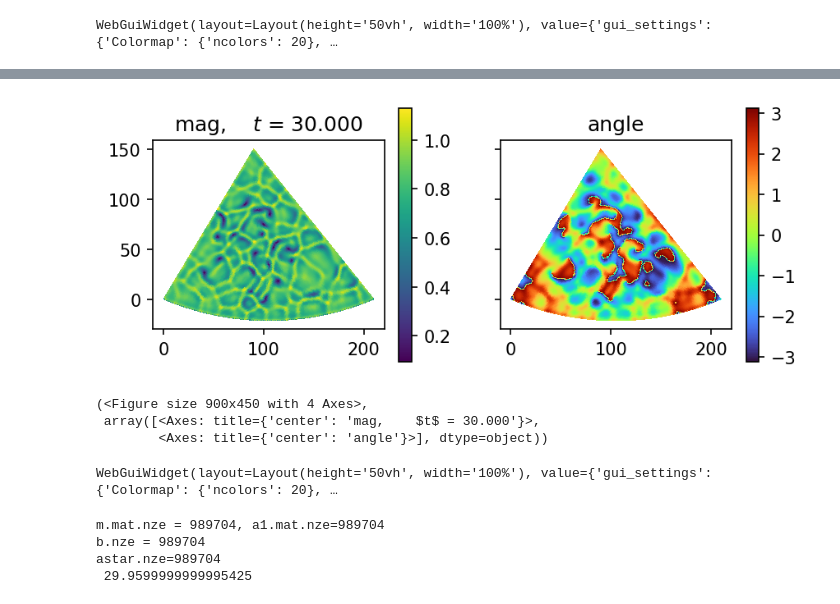
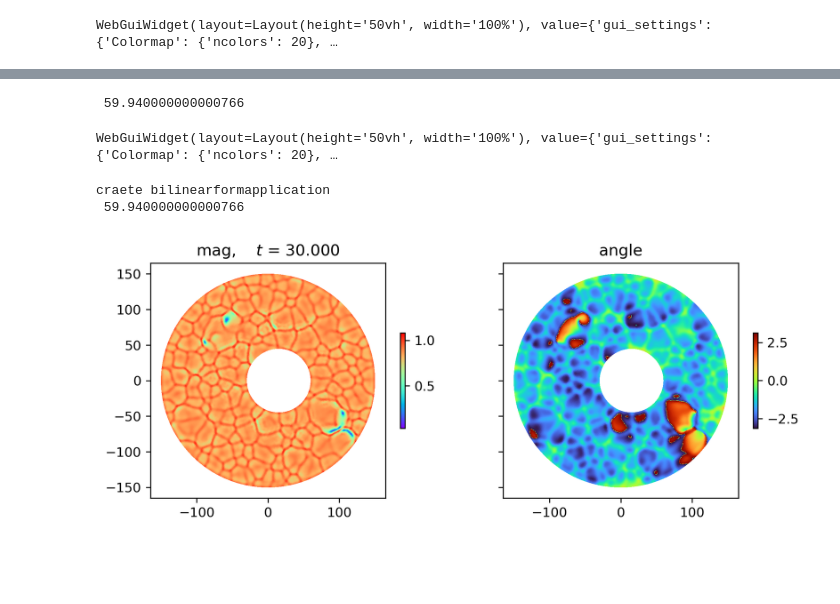
Before and after one commit to aquillen/Pattern_formation_FEM_NGsolve, a Jupyter notebook: complex_ginzburg_landau_v01.ipynb, the cells around one changed output, grey strips where cells are left out. Drawn from its saved outputs; the diff is of its cells as text; code cells hidden in the pictures; blank space fills up the shorter version.

```diff
--- a/complex_ginzburg_landau_v01.ipynb
+++ b/complex_ginzburg_landau_v01.ipynb
@@ -104,0 +135,18 @@ BaseWebGuiScene
+# %%
+geo = netgen.geom2d.CSG2d()
+
+# make a circle with a hole in it!
+circle1 = netgen.geom2d.Circle( center=(0,0), radius=1.0,  bc="outer" )
+circle2 = netgen.geom2d.Circle( center=(0.1,0), radius=0.3,  bc="inner" )
+
+annulus = circle1 - circle2
+fac = 100
+annulus.Scale(150)
+geo.Add(annulus)
+
+# generate the  mesh
+maxh_mesh = 0.03*fac  # max distance between nodes?
+mesh = ngsolve.Mesh(geo.GenerateMesh(maxh=maxh_mesh))  # maxh here sets the scale of elements
+print(f"vertices={mesh.nv}, edges ={mesh.ne}")  # print numbers of vertices and edges!
+
+Draw(mesh) # show the mesh
@@ -328,0 +497,6 @@ astar.nze=989704
+# %%
+# creating a complex element from two real fields
+Q = ngsolve.H1(mesh, order=3)
+fes3 = Q*Q
+#(ux,uy), (vx,vy) = fes.TnT() # trial and test functions!
+#gfu = ngsolve.GridFunction(fes) # to hold the solution
@@ -329,3 +509,24 @@ astar.nze=989704
+# %%
+alpha = 2.; b_3 = 1.3 # choose a nice pattern
+dt = 0.06
+invastar, a_lap, b_op, minv  = mk_ops(fes3,alpha,dt)  # construct operators
+gfut_CN = TimeStepping_MCN(fes3,gfu,scene,invastar, a_lap,minv,b_3, dt, t0=0,tend=60,gfun_op = False,nsamples=120)
+# %% [output]
+ 59.940000000000766
+# %%
+gfu = ngsolve.GridFunction(fes3) # remake the field to hold the solution
+gen_init(gfu,mesh,60,1e-1,maxh_mesh)  # generate initial conditions nseeds and random components
+scene=Draw(norm_gfu(gfu),mesh, settings = {  "Colormap" : { "ncolors" : 20 } , "Objects" : {"Wireframe" : False}})
+# %% [output]
+WebGuiWidget(layout=Layout(height='50vh', width='100%'), value={'gui_settings': {'Colormap': {'ncolors': 20}, …
+# %%
+alpha = 2.; b_3 = 1.3 # choose a nice pattern
+dt = 0.06
+invastar, a_lap, b_op, minv  = mk_ops(fes3,alpha,dt)  # construct operators
+gfut_CN = TimeStepping_MCN(fes3,gfu,scene,invastar, a_lap,minv,b_3, dt, t0=0,tend=60,gfun_op = True,nsamples=120)
+# %% [output]
+craete bilinearformapplication
+ 59.940000000000766
 # %%
 import matplotlib.pyplot as plt
 import matplotlib.tri as tri
@@ -397,31 +628,5 @@ xv,yv,triangles = pts_tri(mesh2) # get coordinates and triangles from the mesh
 # %%
-#mesh2 = ngsolve.Mesh(geo.GenerateMesh (maxh=maxhval/2))
-#xv,yv,triangles = pts_tri(mesh2) # get coordinates and triangles from the mesh
-
-disp(mesh2,gfu,30,xv,yv,triangles)  # worked but is not smooth and boundary does not look great
+xv,yv,tri_tt, refiner = pts_tri(mesh) # get coordinates and triangles from the mesh
+disp(mesh,gfu,30,xv,yv,tri_tt,refiner,'')  # worked but is not smooth and boundary does not look great
 # %% [output]
-[figure, old version]
+[figure, new version]
-(<Figure size 900x450 with 4 Axes>,
- array([<Axes: title={'center': 'mag,    $t$ = 30.000'}>,
-        <Axes: title={'center': 'angle'}>], dtype=object))
-# %%
-gfu2 = ngsolve.GridFunction(fes) # remake the field to hold the solution
-A_r = gfu2.components[0]
-A_i = gfu2.components[1]
-gen_init(gfu2,60,1e-1)  # generate initial conditions nseeds and random components
-#scene = Draw(gfu,settings = {  "Colormap" : { "ncolors" : 20 } })
-norm_A = ngsolve.sqrt(A_r*A_r + A_i * A_i)
-scene2=Draw(norm_A,mesh, settings = {  "Colormap" : { "ncolors" : 20 } , "Objects" : {"Wireframe" : False}})
-# %% [output]
-WebGuiWidget(layout=Layout(height='50vh', width='100%'), value={'gui_settings': {'Colormap': {'ncolors': 20}, …
-# %%
-alpha = 2.
-dt = 0.04
-invastar, b, minv  = mk_ops(fes,alpha,dt)  # construct operators
-b_3 = 1.3 # choose a nice pattern
-gfut_CN = TimeStepping_CN(gfu2,scene2,invastar, b,minv,b_3, dt, t0=0,tend=30,gfu_op = True)
-# %% [output]
-m.mat.nze = 989704, a1.mat.nze=989704
-b.nze = 989704
-astar.nze=989704
- 29.9599999999995425
```
Also changed, not shown: parts of 30 cells of this notebook.
